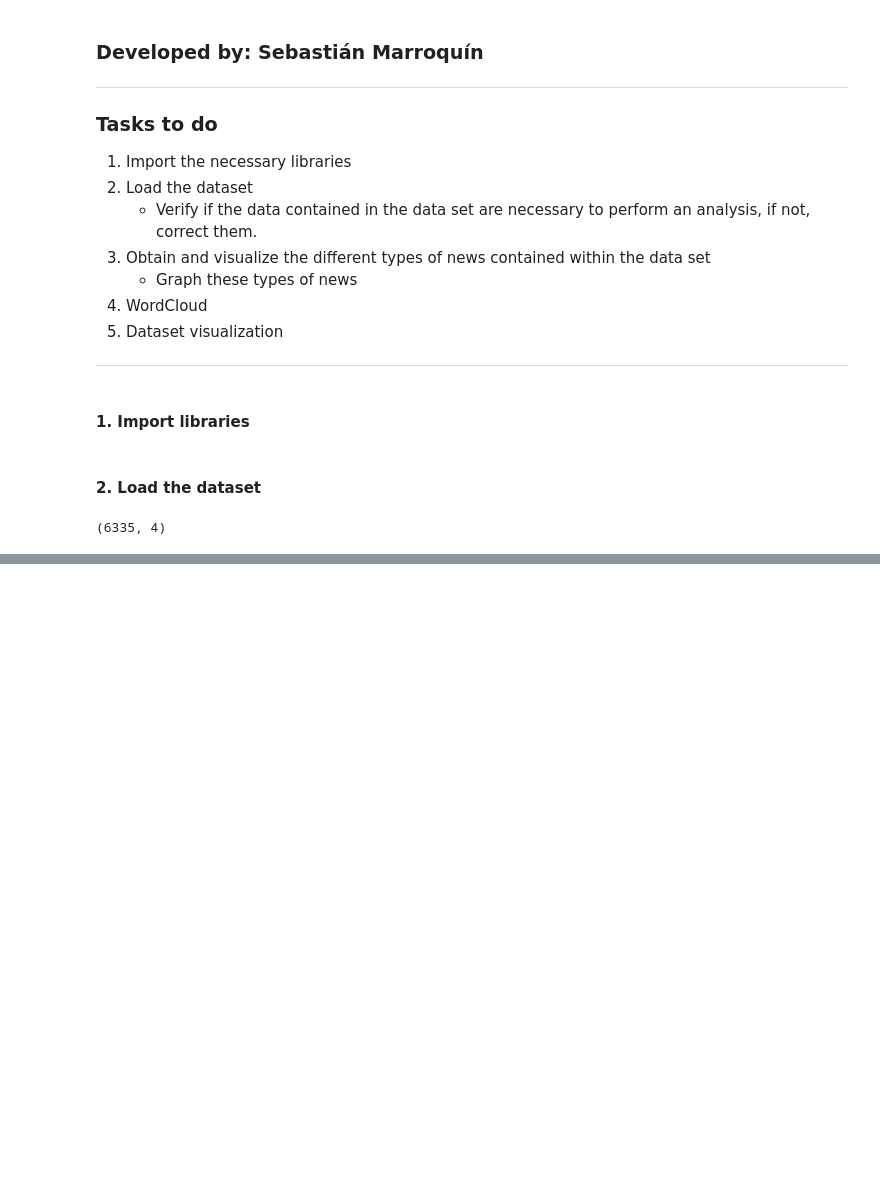
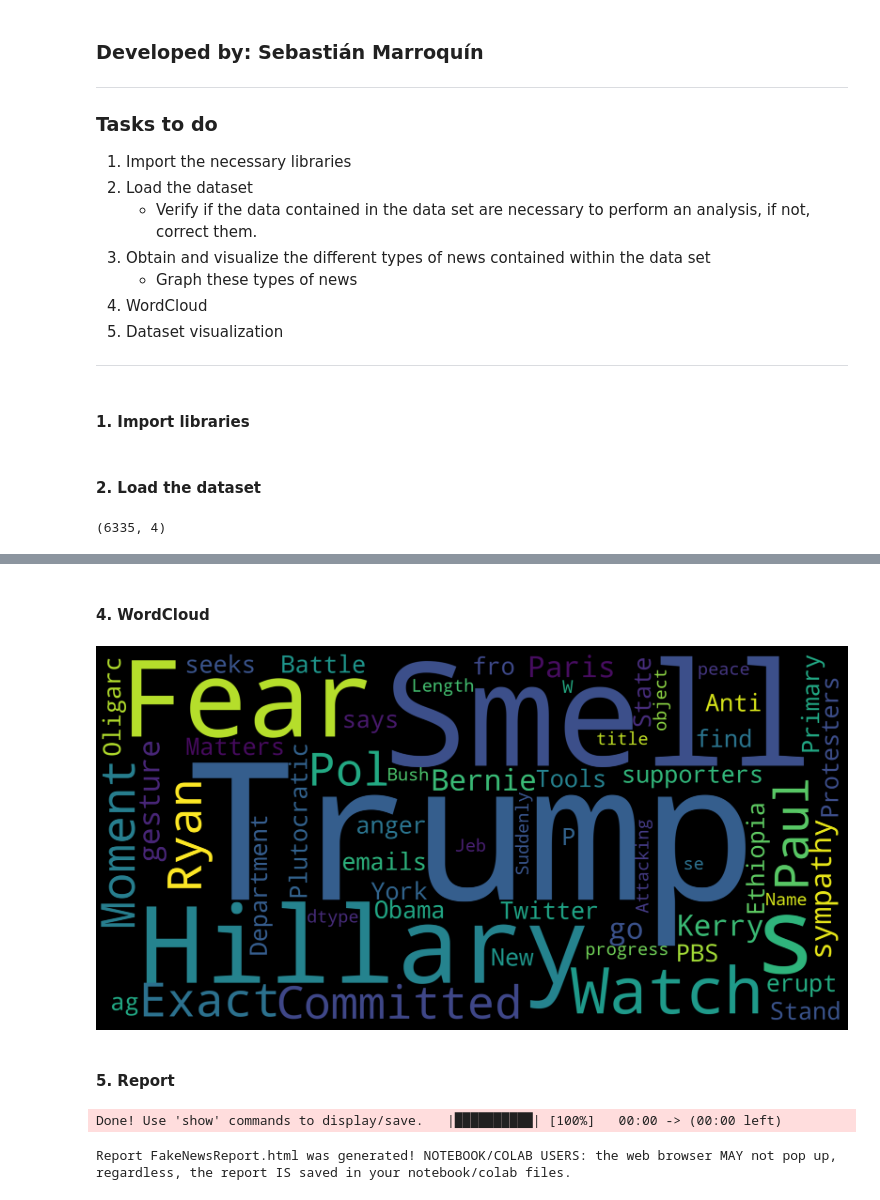
Before and after one commit to SebastianMM-96/fake-news, a Jupyter notebook: data_analysis/EDA/EDA.ipynb, the cells around one changed output, grey strips where cells are left out. Cells and saved outputs as stored; diff of their text form; code cells hidden in the pictures; blank space fills up the shorter version.

```diff
--- a/data_analysis/EDA/EDA.ipynb
+++ b/data_analysis/EDA/EDA.ipynb
@@ -84,0 +79,22 @@ df.tail()
+# %% [markdown]
+#### 4. WordCloud
+# %%
+text = df.title
+wordcloud = WordCloud(
+    width = 2000,
+    height = 1000,
+    background_color = 'black',
+    stopwords = STOPWORDS).generate(str(text))
+fig = plt.figure(
+    figsize = (30, 20),
+    facecolor = 'k',
+    edgecolor = 'k')
+plt.imshow(wordcloud, interpolation = 'bilinear')
+plt.axis('off')
+plt.title('Fake News Titles')
+plt.tight_layout(pad=0)
+plt.show()
+# %% [output]
+[figure, added]
+# %% [markdown]
+#### 5. Report
@@ -84,0 +103,8 @@ df.tail()
+# %%
+fakeNewsReport = sv.analyze(df)
+# %% [output]
+Done! Use 'show' commands to display/save.   |██████████| [100%]   00:00 -> (00:00 left)
+# %%
+fakeNewsReport.show_html('FakeNewsReport.html')
+# %% [output]
+Report FakeNewsReport.html was generated! NOTEBOOK/COLAB USERS: the web browser MAY not pop up, regardless, the report IS saved in your notebook/colab files.
```
Also changed, not shown: parts of 13 cells of this notebook, 2 other files.
